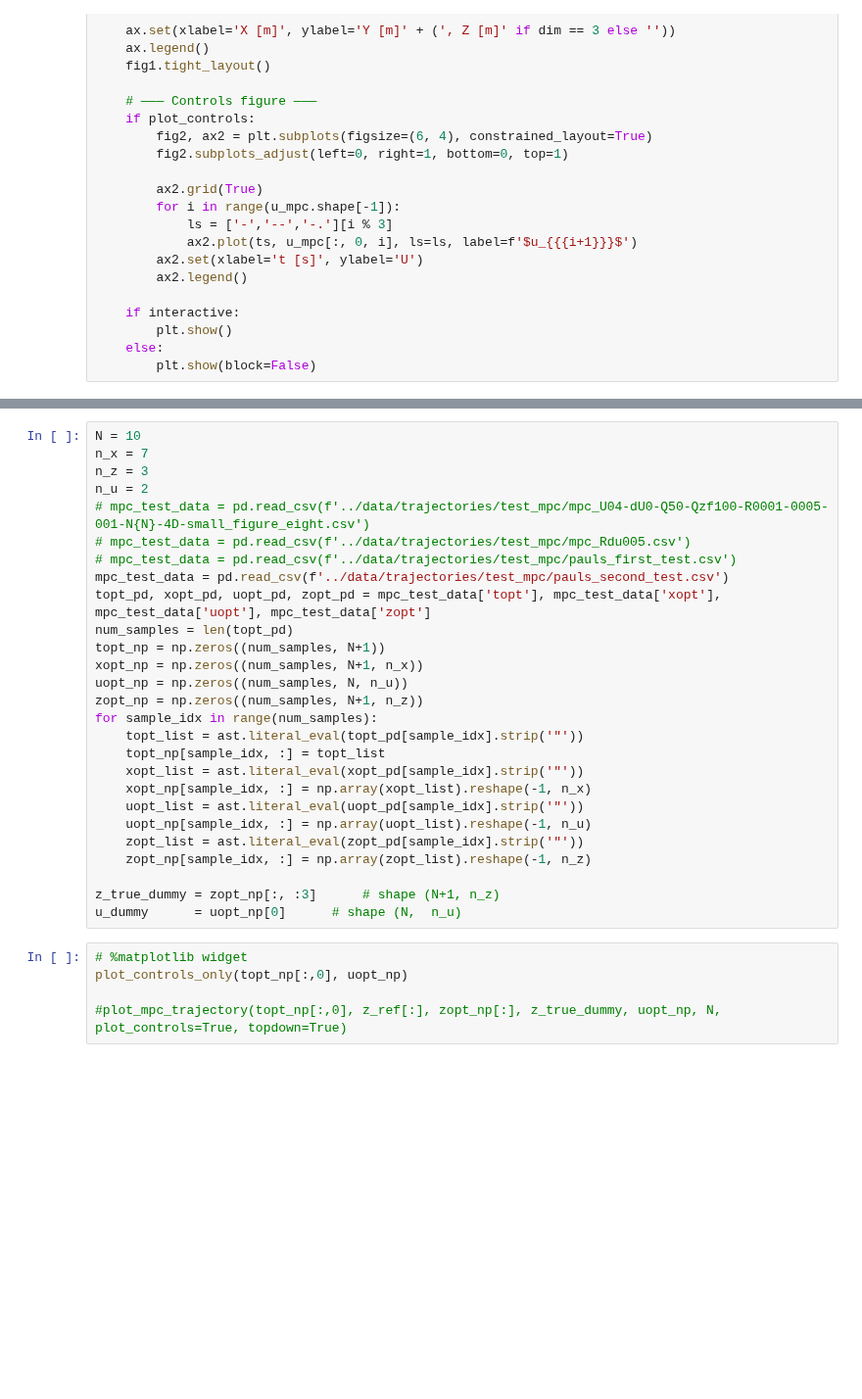
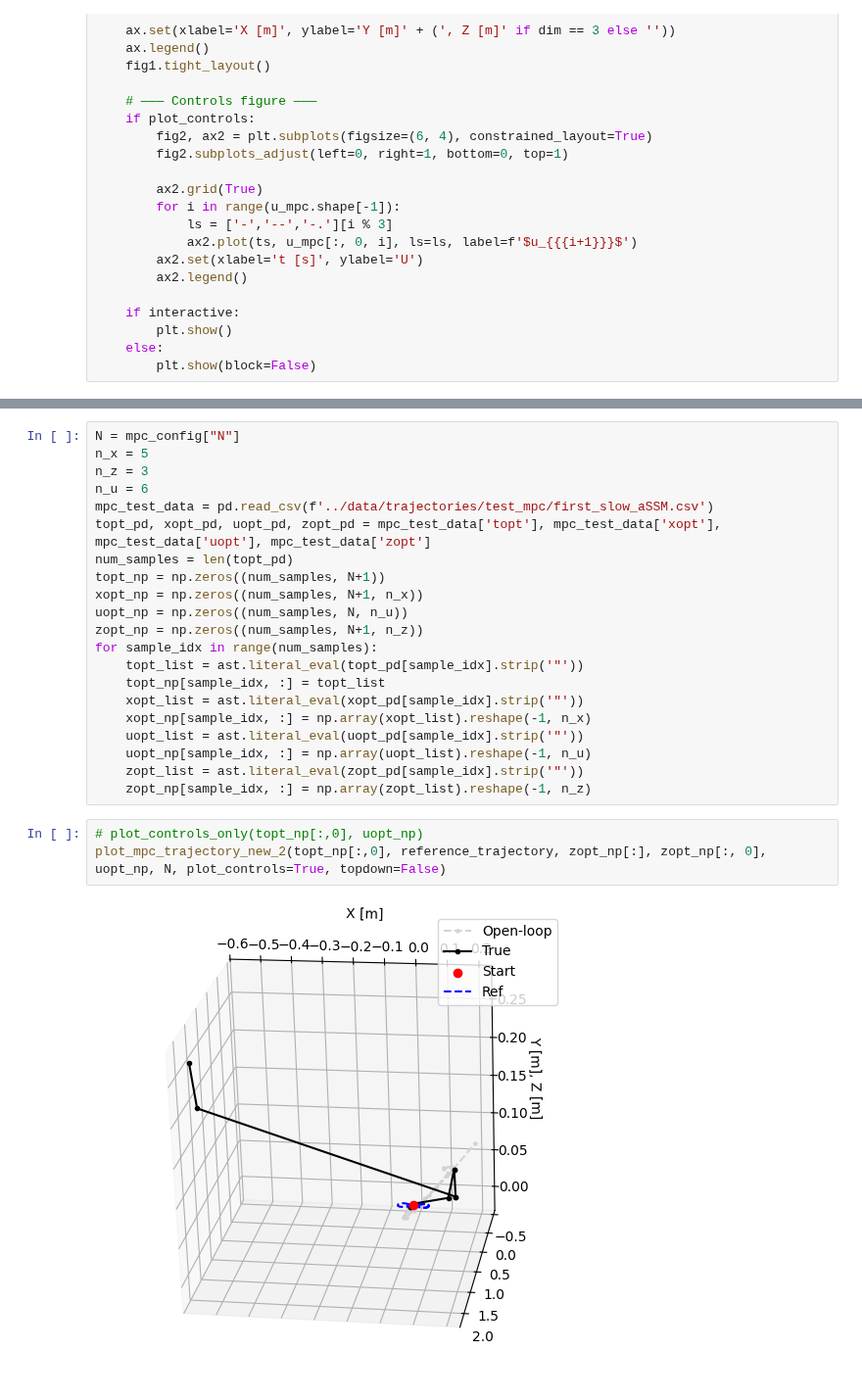
Before and after one commit to StanfordASL/trunk-stack, a Jupyter notebook: stack/main/scripts/visualize_mpc.ipynb, the cells around one changed output, grey strips where cells are left out. Shown at 98% size. Saved outputs shown, nothing was run; the diff lists cells and outputs as text; blank space fills up the shorter version.

Commit message:
Debug figure eight traj tracking

```diff
--- a/stack/main/scripts/visualize_mpc.ipynb
+++ b/stack/main/scripts/visualize_mpc.ipynb
@@ -499,12 +418,9 @@ reference_trajectory = ref_traj.trajectory
 # %%
-N = 10
-n_x = 7
+N = mpc_config["N"]
+n_x = 5
 n_z = 3
-n_u = 2
-# mpc_test_data = pd.read_csv(f'../data/trajectories/test_mpc/mpc_U04-dU0-Q50-Qzf100-R0001-0005-001-N{N}-4D-small_figure_eight.csv')
-# mpc_test_data = pd.read_csv(f'../data/trajectories/test_mpc/mpc_Rdu005.csv')
-# mpc_test_data = pd.read_csv(f'../data/trajectories/test_mpc/pauls_first_test.csv')
-mpc_test_data = pd.read_csv(f'../data/trajectories/test_mpc/pauls_second_test.csv')
+n_u = 6
+mpc_test_data = pd.read_csv(f'../data/trajectories/test_mpc/first_slow_aSSM.csv')
 topt_pd, xopt_pd, uopt_pd, zopt_pd = mpc_test_data['topt'], mpc_test_data['xopt'], mpc_test_data['uopt'], mpc_test_data['zopt']
 num_samples = len(topt_pd)
 topt_np = np.zeros((num_samples, N+1))
@@ -520,11 +436,8 @@ for sample_idx in range(num_samples):
     uopt_np[sample_idx, :] = np.array(uopt_list).reshape(-1, n_u)
     zopt_list = ast.literal_eval(zopt_pd[sample_idx].strip('"'))
     zopt_np[sample_idx, :] = np.array(zopt_list).reshape(-1, n_z)
-
-z_true_dummy = zopt_np[:, :3]      # shape (N+1, n_z)
-u_dummy      = uopt_np[0]      # shape (N,  n_u)
 # %%
-# %matplotlib widget
-plot_controls_only(topt_np[:,0], uopt_np)
-
-#plot_mpc_trajectory(topt_np[:,0], z_ref[:], zopt_np[:], z_true_dummy, uopt_np, N, plot_controls=True, topdown=True)
+# plot_controls_only(topt_np[:,0], uopt_np)
+plot_mpc_trajectory_new_2(topt_np[:,0], reference_trajectory, zopt_np[:], zopt_np[:, 0], uopt_np, N, plot_controls=True, topdown=False)
+# %% [output]
+[figure, added]
```
Also changed, not shown: parts of 6 cells of this notebook, 4 other files.
